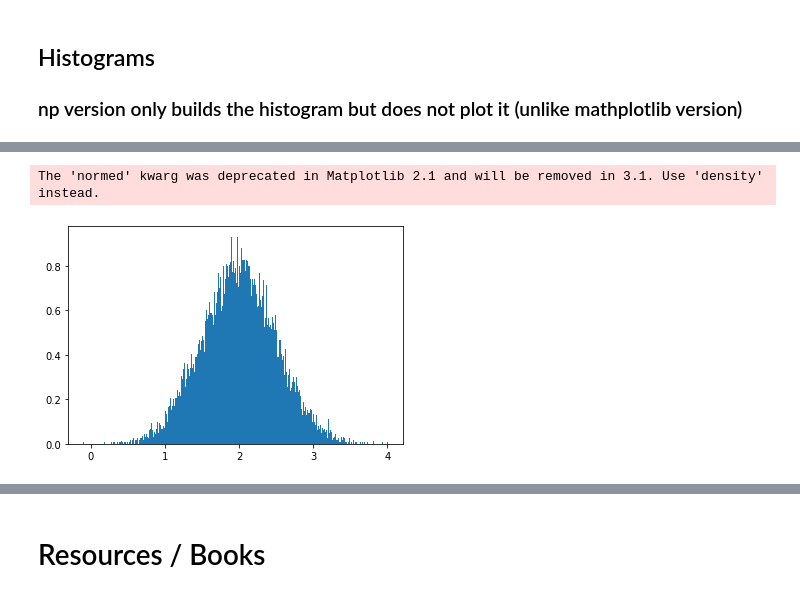
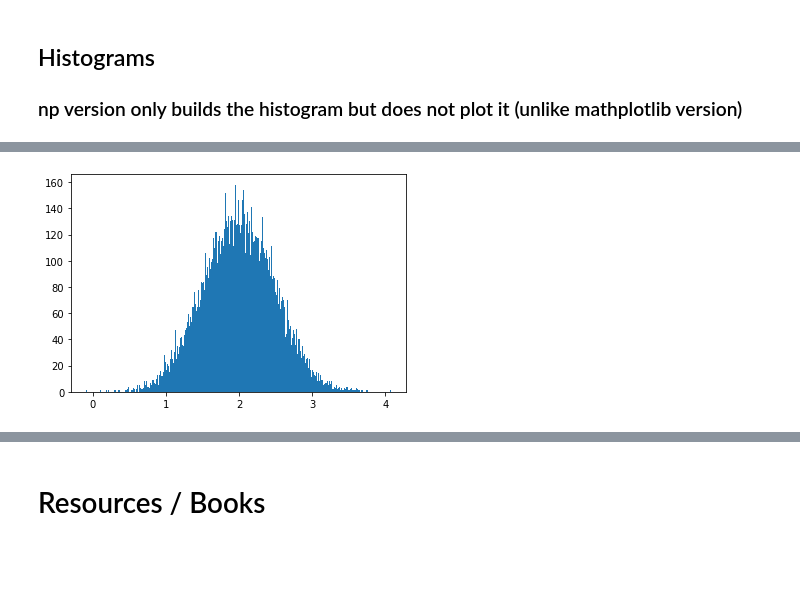
Before and after one commit to CaptSolo/LU_BigData_2020, a Jupyter notebook: NumPy/Python NumPy.ipynb, the cells around one changed output, grey strips where cells are left out. Cells and saved outputs as stored; diff of their text form; code cells hidden in the pictures; blank space fills up the shorter version.

```diff
--- a/NumPy/Python NumPy.ipynb
+++ b/NumPy/Python NumPy.ipynb
@@ -1119,9 +1124,8 @@ v[:20], v.mean(),v.max(),v.min()
 # %%
 # Plot a normalized histogram with 50 bins
-plt.hist(v, bins=500, normed=1)       # matplotlib version (plot)
+plt.hist(v, bins=500)       # matplotlib version (plot)
 plt.show()
 # %% [output]
-The 'normed' kwarg was deprecated in Matplotlib 2.1 and will be removed in 3.1. Use 'density' instead.
-[figure, old version]
+[figure, new version]
 # %%
 # Compute the histogram with numpy and then plot it
```
Also changed, not shown: parts of 16 cells of this notebook.
